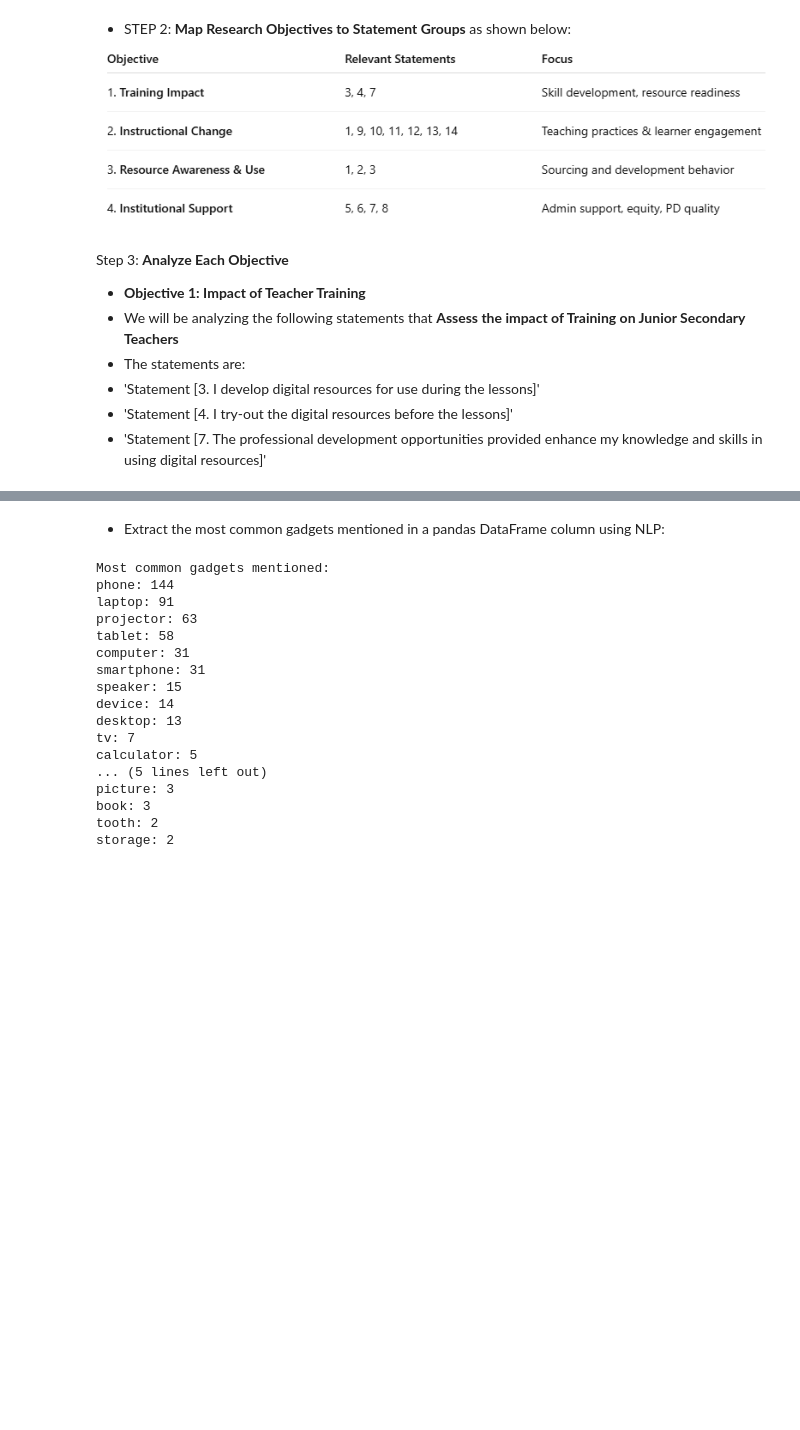
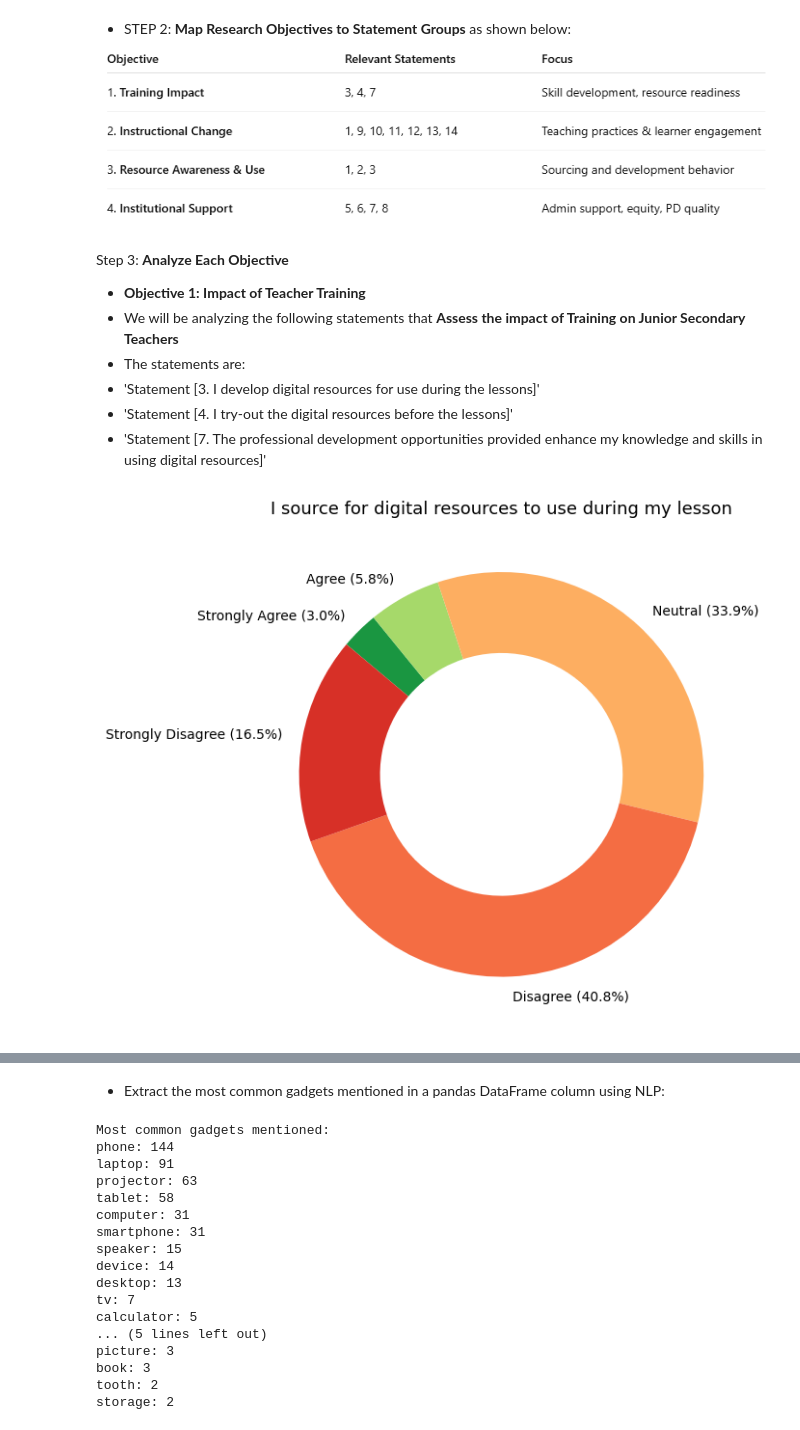
Before and after one commit to davidmasai/kenya-stem-digital-efficacy, a Jupyter notebook: Kenya_stem_digital_efficacy.ipynb, the cells around one changed output, grey strips where cells are left out. Drawn from its saved outputs; the diff is of its cells as text; code cells hidden in the pictures; blank space fills up the shorter version.

```diff
--- a/Kenya_stem_digital_efficacy.ipynb
+++ b/Kenya_stem_digital_efficacy.ipynb
@@ -1244,47 +1265,93 @@ Step 3: **Analyze Each Objective**
 # %%
 import matplotlib.pyplot as plt
 
-def plot_likert_statement(column_name, question_text=None, df=None, palette=None):
+def plot_likert_statement_pie(column_name, question_text=None, palette=None, df=None):
     if df is None:
         raise ValueError("Please pass a DataFrame using the `df` parameter.")
 
     if question_text is None:
         question_text = column_name
 
     if palette is None:
         palette = {
             'Strongly Agree': '#1a9641',
             'Agree': '#a6d96a',
             'Neutral': '#fdae61',
             'Disagree': '#f46d43',
             'Strongly Disagree': '#d73027'
         }
 
-    # Count responses
-    counts = df[column_name].value_counts().reindex([
-        'Strongly Agree', 'Agree', 'Neutral', 'Disagree', 'Strongly Disagree'
-    ]).fillna(0)
+    categories = ['Strongly Agree', 'Agree', 'Neutral', 'Disagree', 'Strongly Disagree']
+    counts = df[column_name].value_counts().reindex(categories, fill_value=0)
     total = counts.sum()
+    if total == 0:
+        raise ValueError(f"No responses found for column '{column_name}'.")
+
     percentages = (counts / total * 100).round(1)
+    labels = [f"{cat} ({pct:.1f}%)" for cat, pct in zip(categories, percentages)]
+    colors = [palette[cat] for cat in categories]
 
-    # Plot
-    fig, ax = plt.subplots(figsize=(8, 5))
-    bars = ax.barh(percentages.index, percentages.values, color=[palette[val] for val in percentages.index])
-
-    for i, (pct, count) in enumerate(zip(percentages.values, counts.values)):
-        ax.text(pct + 0.5, i, f"{pct:.1f}% (n={int(count)})", va='center', fontsize=10)
-
-    ax.set_xlim(0, 100)
-    ax.set_xlabel("Percentage of Respondents")
-    ax.set_title(f"{question_text}", fontsize=13, loc='left')
-    ax.invert_yaxis()
+    # Pie chart
+    fig, ax = plt.subplots(figsize=(7, 7))
+    ax.pie(
+        percentages,
+        labels=labels,
+        colors=colors,
+        startangle=140,
+        wedgeprops=dict(width=0.4),
+        counterclock=False
+    )
+    ax.set_title(f"{question_text}", fontsize=13)
     plt.tight_layout()
     plt.show()
 
     # Quick interpretation
-    if percentages['Strongly Agree'] + percentages['Agree'] >= 70:
+    agree = percentages.get('Strongly Agree', 0) + percentages.get('Agree', 0)
+    disagree = percentages.get('Disagree', 0) + percentages.get('Strongly Disagree', 0)
+    if agree >= 70:
         print("🟢 Interpretation: Majority of teachers show strong agreement.")
-    elif percentages['Disagree'] + percentages['Strongly Disagree'] >= 30:
+    elif disagree >= 30:
         print("🔴 Interpretation: Notable resistance or perceived ineffectiveness.")
     else:
         print("🟡 Interpretation: Mixed or neutral sentiments.")
+
+
+news = [
+    'I source for digital resources to use during my lesson',
+    'I collaborate with colleagues in sourcing for digital resources',
+    'I develop digital resources for use during the lessons',
+    'I try-out the digital resources before the lessons',
+    'The school provides adequate digital tools for use in the lessons',
+    'The school administration supports me to use digital resources for learning',
+    'The professional development opportunities provided enhance my knowledge and skills in using digital resources',
+    'I give all learners equal opportunities in the use of the digital resources',
+    'I ask learners questions to guide learners’ interaction with the digital resources',
+    'I engage my learners in group discussions to share their ideas with their peers as they interact with the digital resources',
+    'I encourage learners to ask questions on the concepts developed using the digital resources',
+    'I give learners enough time to interact with digital resources',
+    'I give learners assignments on concepts learned using the digital resources',
+    'I use digital resources to assess learning'
+]
+
+columns = [
+    'Statement 1. Sources digital resources',
+    'Statement 2. Collaborates in sourcing digital resources',
+    'Statement 3. Develops digital resources',
+    'Statement 4. Tries out digital resources before lessons',
+    'Statement 5. School provides adequate digital tools',
+    'Statement 6. School administration supports digital resources',
+    'Statement 7. Professional development enhances digital resource use',
+    'Statement 8. Equal learner opportunities with digital resources',
+    'Statement 9. Guides learners’ interaction with questions',
+    'Statement 10. Group discussions with digital resources',
+    'Statement 11. Encourages learner questions on digital resources',
+    'Statement 12. Time for learner interaction with digital resources',
+    'Statement 13. Assignments on digital resources concepts',
+    'Statement 14. Uses digital resources to assess learning'
+]
+
+# Loop through columns and corresponding news/questions
+for col, question in zip(columns, news):
+    plot_likert_statement_pie(col, question_text=question, df=questions)
+# %% [output]
+[figure, added]
```
Also changed, not shown: parts of 10 cells of this notebook.
